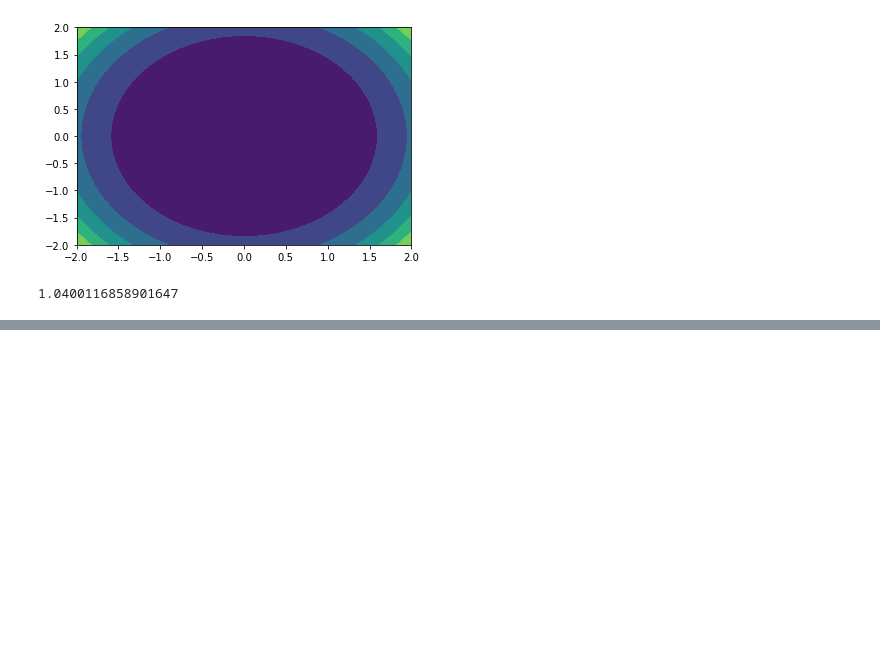
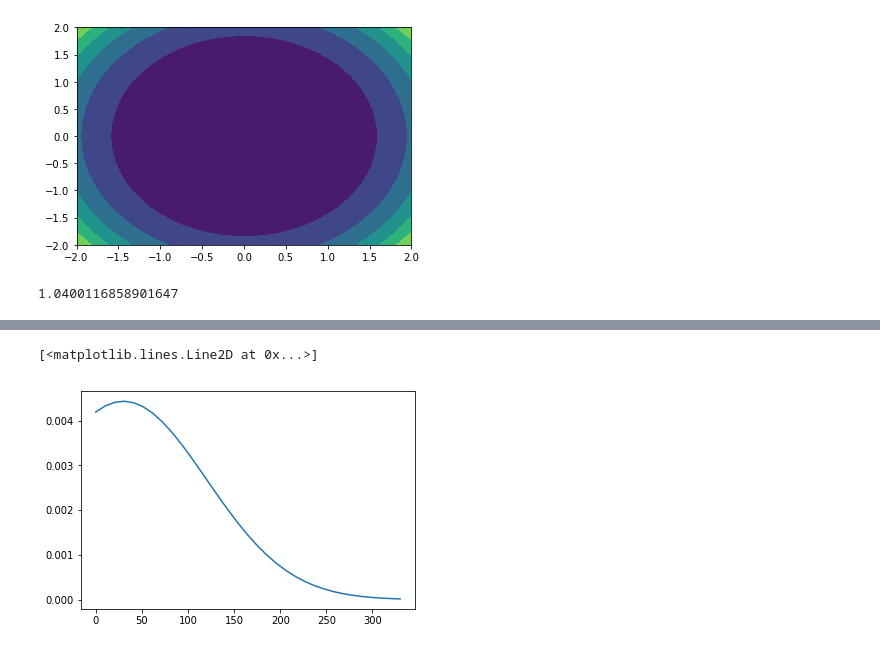
Before and after one commit to microstrongruan/optimization, a Jupyter notebook: images.ipynb, the cells around one changed output, grey strips where cells are left out. Drawn from its saved outputs; the diff is of its cells as text; code cells hidden in the pictures; blank space fills up the shorter version.

```diff
--- a/images.ipynb
+++ b/images.ipynb
@@ -108,0 +115,15 @@ object_f.calculate_value([0]*4)
+# %%
+def normfun(x,mu,sigma):
+    pdf = np.exp(-((x - mu)**2)/(2*sigma**2)) / (sigma * np.sqrt(2*np.pi))
+    return pdf
+# %%
+mu = 30
+sigma = 90
+x = np.linspace(0,330,33)
+y = []
+for i in x:
+    y.append(normfun(i, mu,sigma))
+plt.plot(x,y)
+# %% [output]
+[<matplotlib.lines.Line2D at 0x...>]
+[figure, added]
```
Also changed, not shown: parts of 6 cells of this notebook.
